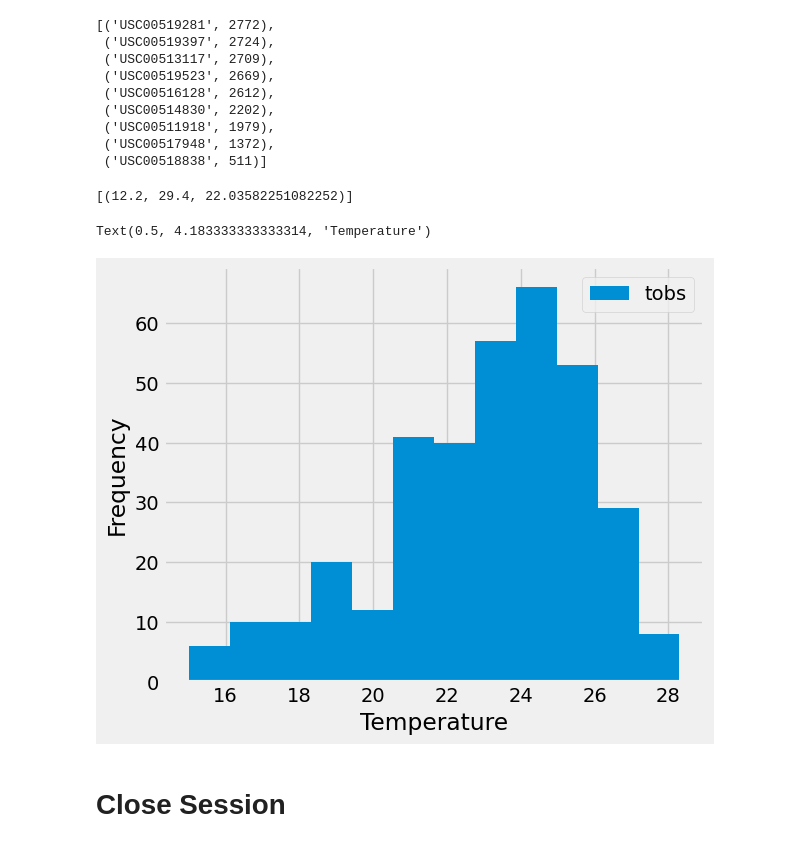
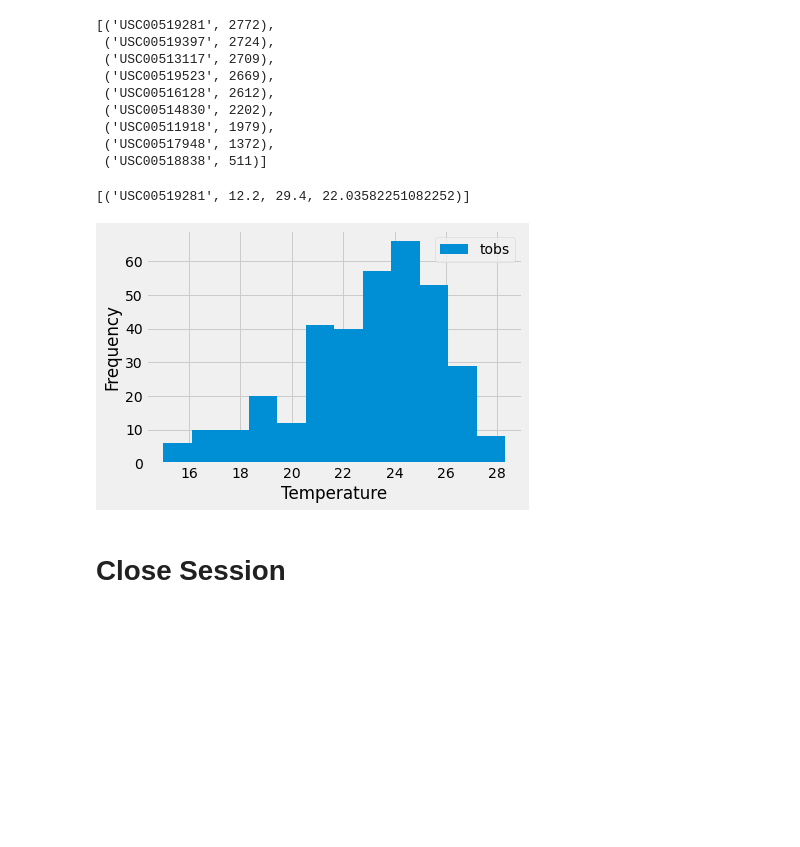
Before and after one commit to Sushil100040/sqlalchemy-challenge, a Jupyter notebook: climate_starter.ipynb, the cells around one changed output. Cells and saved outputs as stored; diff of their text form; code cells hidden in the pictures; blank space fills up the shorter version.

```diff
--- a/climate_starter.ipynb
+++ b/climate_starter.ipynb
@@ -20,7 +20,10 @@ from sqlalchemy import create_engine, func
 engine = create_engine("sqlite:///Resources/hawaii.sqlite")
 # %%
 # reflect an existing database into a new model
-
+Base = automap_base()
+Base.prepare(autoload_with = engine)
 # reflect the tables
+Station = Base.classes.station
+Measurement = Base.classes.measurement
 # %%
 # View all of the classes that automap found
@@ -29,4 +33,7 @@ engine = create_engine("sqlite:///Resources/hawaii.sqlite")
 # %%
 # Save references to each table
+Station = Base.classes.station
+Measurement = Base.classes.measurement
 # %%
 # Create our session (link) from Python to the DB
+session = Session(engine)
@@ -39,18 +59,22 @@ engine = create_engine("sqlite:///Resources/hawaii.sqlite")
 # %%
 # Design a query to retrieve the last 12 months of precipitation data and plot the results.
 # Starting from the most recent data point in the database.
-
+date = dt.date(2017, 8, 23)
 # Calculate the date one year from the last date in data set.
-
+date_1_year = date - dt.timedelta(days=365)
 
 # Perform a query to retrieve the data and precipitation scores
-
+outcome = session.query(Measurement.date, Measurement.prcp).filter(Measurement.date >= date_1_year).all()
 
 # Save the query results as a Pandas DataFrame. Explicitly set the column names
-
+df_dict = [{'Date':row[0],'Precipitation':row[1] } for row in outcome]
+df = pd.DataFrame(df_dict).set_index("Date")
 
 # Sort the dataframe by date
-
+df = df.sort_values('Date')
 
 # Use Pandas Plotting with Matplotlib to plot the data
+dateprec_bar = df.plot(rot=90 , figsize =(8,6))
+dateprec_bar.set_ylabel('mm')
+plt.show()
 # %% [output]
@@ -89,14 +118,28 @@ Text(0, 0.5, 'mm')
  ('USC00518838', 511)]
 # %%
 # Using the most active station id from the previous query, calculate the lowest, highest, and average temperature.
+sel = [Measurement.station,
+       func.min (Measurement.tobs),
+       func.max(Measurement.tobs),
+       func.avg(Measurement.tobs)]
+act_stn =session.query(*sel).filter(Measurement.station == 'USC00519281').all()
+act_stn
 # %% [output]
-[(12.2, 29.4, 22.03582251082252)]
+[('USC00519281', 12.2, 29.4, 22.03582251082252)]
 # %%
 # Using the most active station id
 # Query the last 12 months of temperature observation data for this station and plot the results as a histogram
+temp_obs = session.query(Measurement.tobs).\
+           filter(Measurement.station == 'USC00519281').\
+           filter(Measurement.date >= date_1_year).all()
+
+temp_obs_dict = [{'tobs':row[0]} for row in temp_obs]
+temp_obs_df =pd.DataFrame(temp_obs_dict)
+temp_hist = temp_obs_df.plot(kind="hist" , bins =12)
+temp_hist.set_xlabel("Temperature")
+plt.show()
 # %% [output]
-Text(0.5, 4.183333333333314, 'Temperature')
-[figure, old version]
+[figure, new version]
 # %% [markdown]
 # Close Session
 # %%
```
Also changed, not shown: parts of 8 cells of this notebook.
